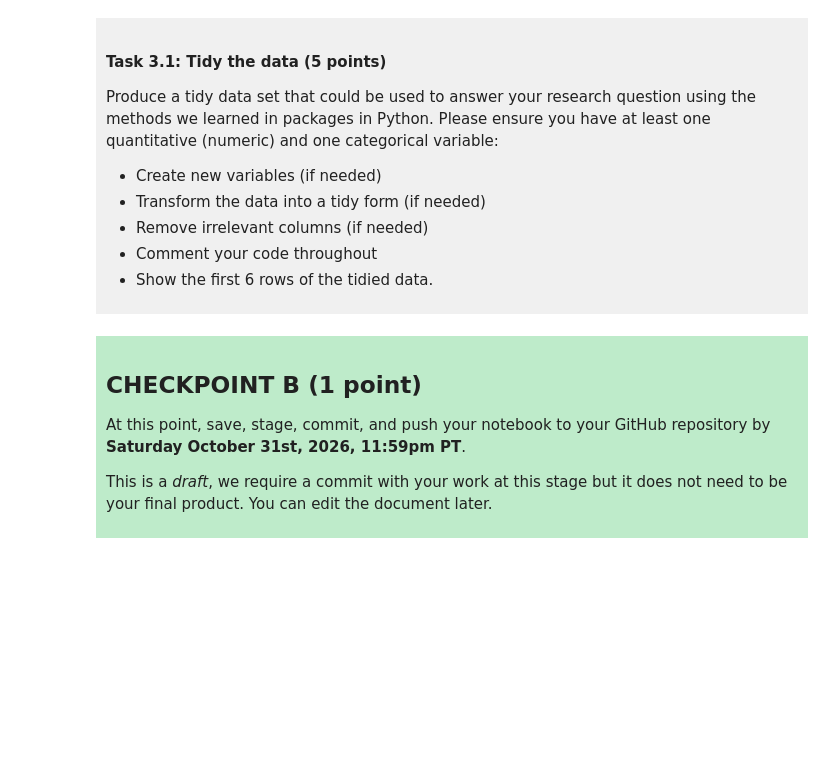
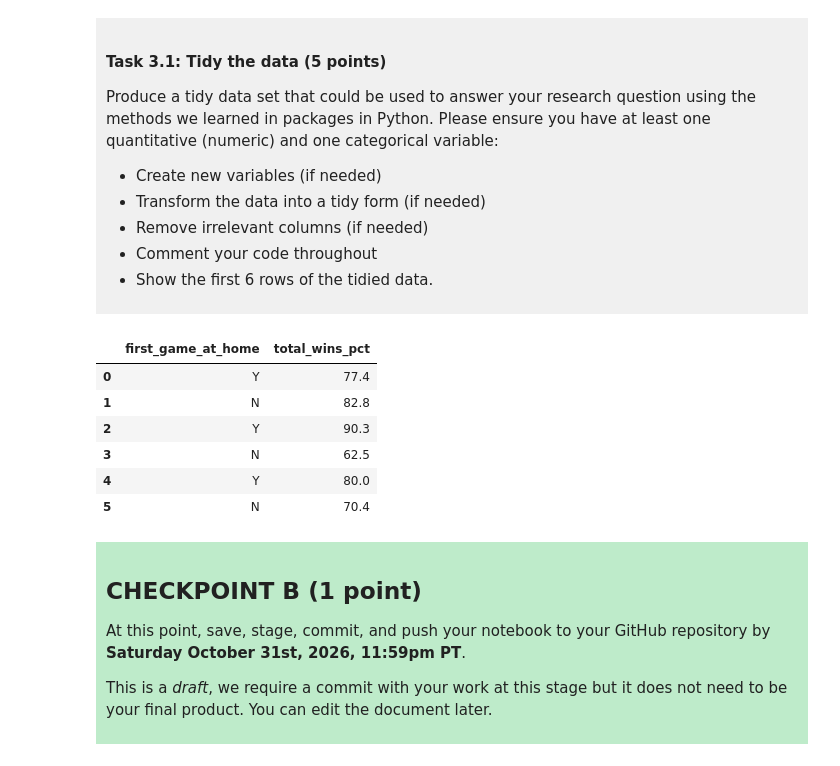
Before and after one commit to Pirehame/dsci-100-project-parham-meysami, a Jupyter notebook: dsci-100-project-notebook (1).ipynb, the cells around one changed output. Saved outputs shown, nothing was run; the diff lists cells and outputs as text; code cells hidden in the pictures; blank space fills up the shorter version.

```diff
--- a/dsci-100-project-notebook (1).ipynb
+++ b/dsci-100-project-notebook (1).ipynb
@@ -187,7 +200,24 @@ Produce a tidy data set that could be used to answer your research question usin
 
 </div>
 # %%
-### EDIT THIS CODE CELL ###
+# Select the variables relevant to our research question
+# first_game_at_home is categorical (Y or N)
+# total_wins_pct is quantitative (numerical)
+
+tidy_march_madness = march_madness.loc[
+    :,["first_game_at_home", "total_wins_pct"]]
+
+# Display the first 6 rows of the tidy dataset
+
+tidy_march_madness.head(6)
+# %% [output]
+|  | first_game_at_home | total_wins_pct |
+| 0 | Y | 77.4 |
+| 1 | N | 82.8 |
+| 2 | Y | 90.3 |
+| 3 | N | 62.5 |
+| 4 | Y | 80.0 |
+| 5 | N | 70.4 |
 # %% [markdown]
 <div style="background-color: #beebca; padding: 10px;">
 
```
Also changed, not shown: parts of 6 cells of this notebook.
